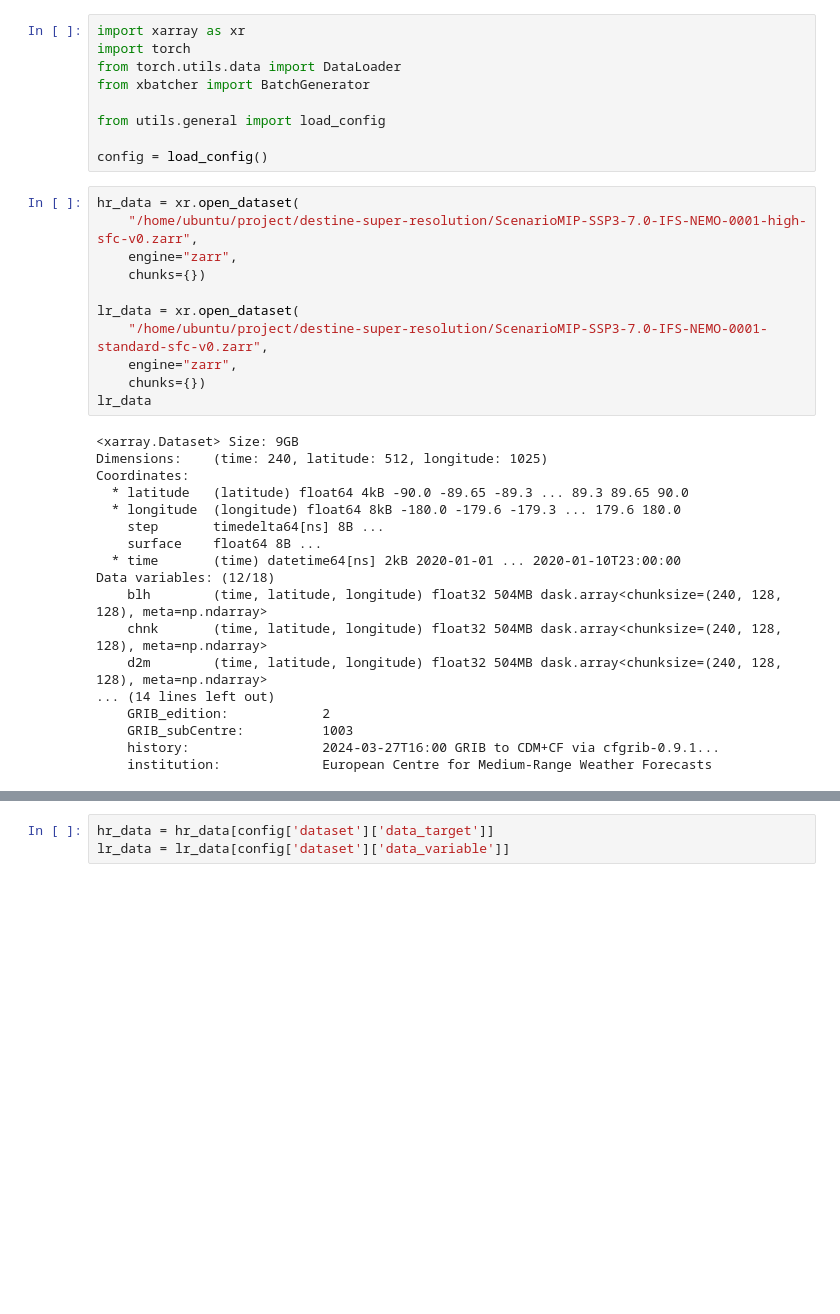
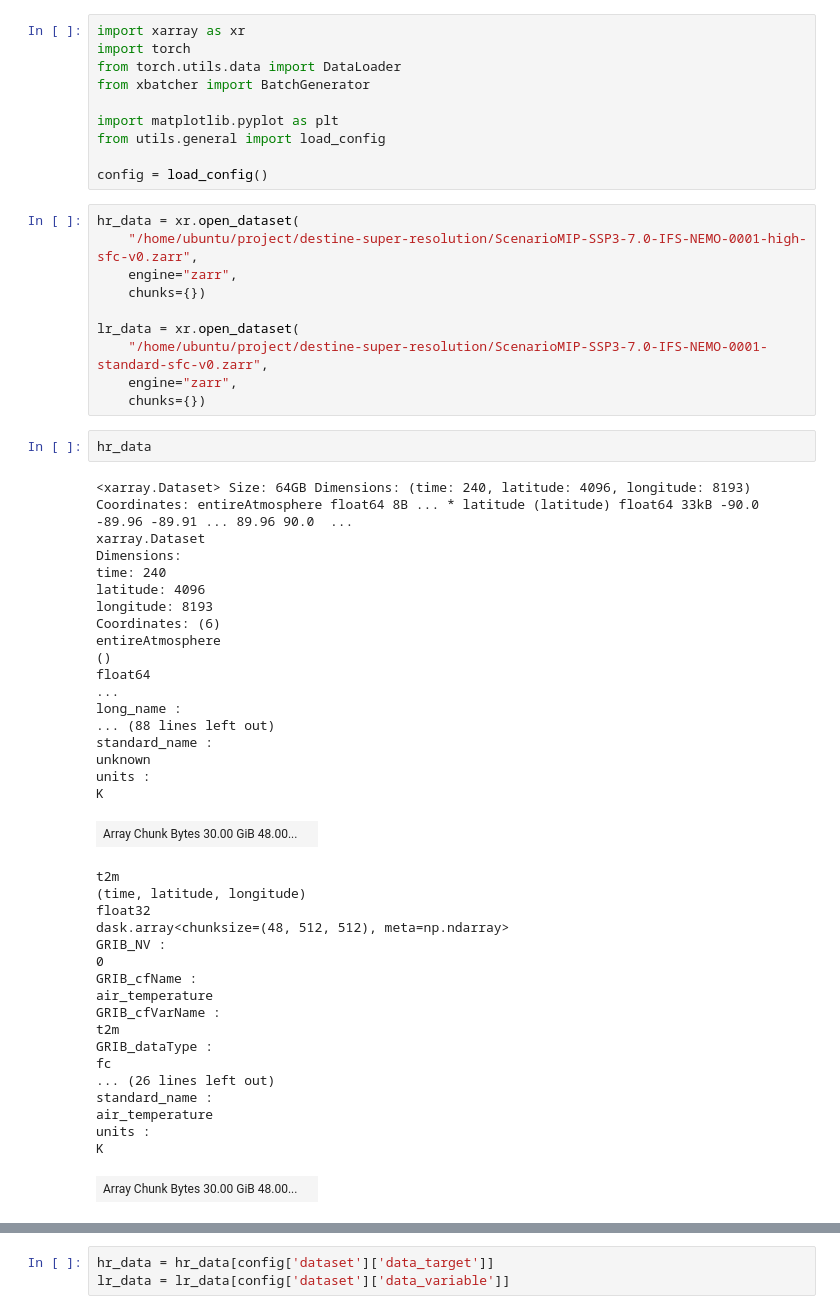
Before and after one commit to sebastien-tetaud/destine-super-resolution, a Jupyter notebook: xbatch_test.ipynb, the cells around one changed output, grey strips where cells are left out. Saved outputs shown, nothing was run; the diff lists cells and outputs as text; blank space fills up the shorter version.

```diff
--- a/xbatch_test.ipynb
+++ b/xbatch_test.ipynb
@@ -4,6 +4,7 @@ import torch
 from torch.utils.data import DataLoader
 from xbatcher import BatchGenerator
 
+import matplotlib.pyplot as plt
 from utils.general import load_config
 
 config = load_config()
@@ -17,22 +18,42 @@ lr_data = xr.open_dataset(
     "/home/ubuntu/project/destine-super-resolution/ScenarioMIP-SSP3-7.0-IFS-NEMO-0001-standard-sfc-v0.zarr",
     engine="zarr",
     chunks={})
-lr_data
-# %% [output]
-<xarray.Dataset> Size: 9GB
-Dimensions:    (time: 240, latitude: 512, longitude: 1025)
-Coordinates:
-  * latitude   (latitude) float64 4kB -90.0 -89.65 -89.3 ... 89.3 89.65 90.0
-  * longitude  (longitude) float64 8kB -180.0 -179.6 -179.3 ... 179.6 180.0
-    step       timedelta64[ns] 8B ...
-    surface    float64 8B ...
-  * time       (time) datetime64[ns] 2kB 2020-01-01 ... 2020-01-10T23:00:00
-Data variables: (12/18)
-    blh        (time, latitude, longitude) float32 504MB dask.array<chunksize=(240, 128, 128), meta=np.ndarray>
-    chnk       (time, latitude, longitude) float32 504MB dask.array<chunksize=(240, 128, 128), meta=np.ndarray>
-    d2m        (time, latitude, longitude) float32 504MB dask.array<chunksize=(240, 128, 128), meta=np.ndarray>
-... (14 lines left out)
-    GRIB_edition:            2
-    GRIB_subCentre:          1003
-    history:                 2024-03-27T16:00 GRIB to CDM+CF via cfgrib-0.9.1...
-    institution:             European Centre for Medium-Range Weather Forecasts
+# %%
+hr_data
+# %% [output]
+<xarray.Dataset> Size: 64GB Dimensions: (time: 240, latitude: 4096, longitude: 8193) Coordinates: entireAtmosphere float64 8B ... * latitude (latitude) float64 33kB -90.0 -89.96 -89.91 ... 89.96 90.0  ...
+xarray.Dataset
+Dimensions:
+time: 240
+latitude: 4096
+longitude: 8193
+Coordinates: (6)
+entireAtmosphere
+()
+float64
+...
+long_name :
+... (88 lines left out)
+standard_name :
+unknown
+units :
+K
+| Array Chunk Bytes 30.00 GiB 48.00... |  |
+t2m
+(time, latitude, longitude)
+float32
+dask.array<chunksize=(48, 512, 512), meta=np.ndarray>
+GRIB_NV :
+0
+GRIB_cfName :
+air_temperature
+GRIB_cfVarName :
+t2m
+GRIB_dataType :
+fc
+... (26 lines left out)
+standard_name :
+air_temperature
+units :
+K
+| Array Chunk Bytes 30.00 GiB 48.00... |  |
```
Also changed, not shown: parts of 15 cells of this notebook, 3 other files.
